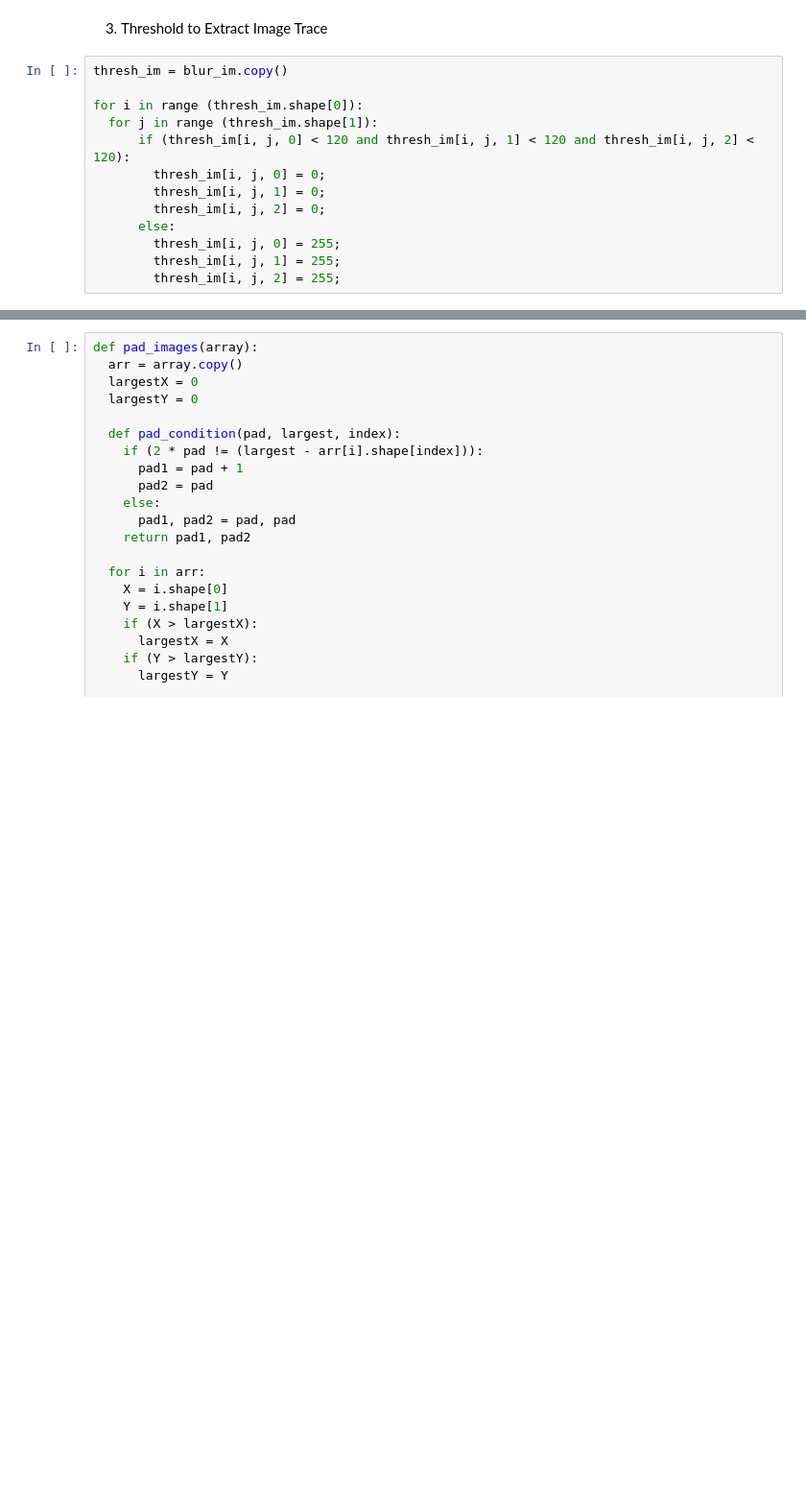
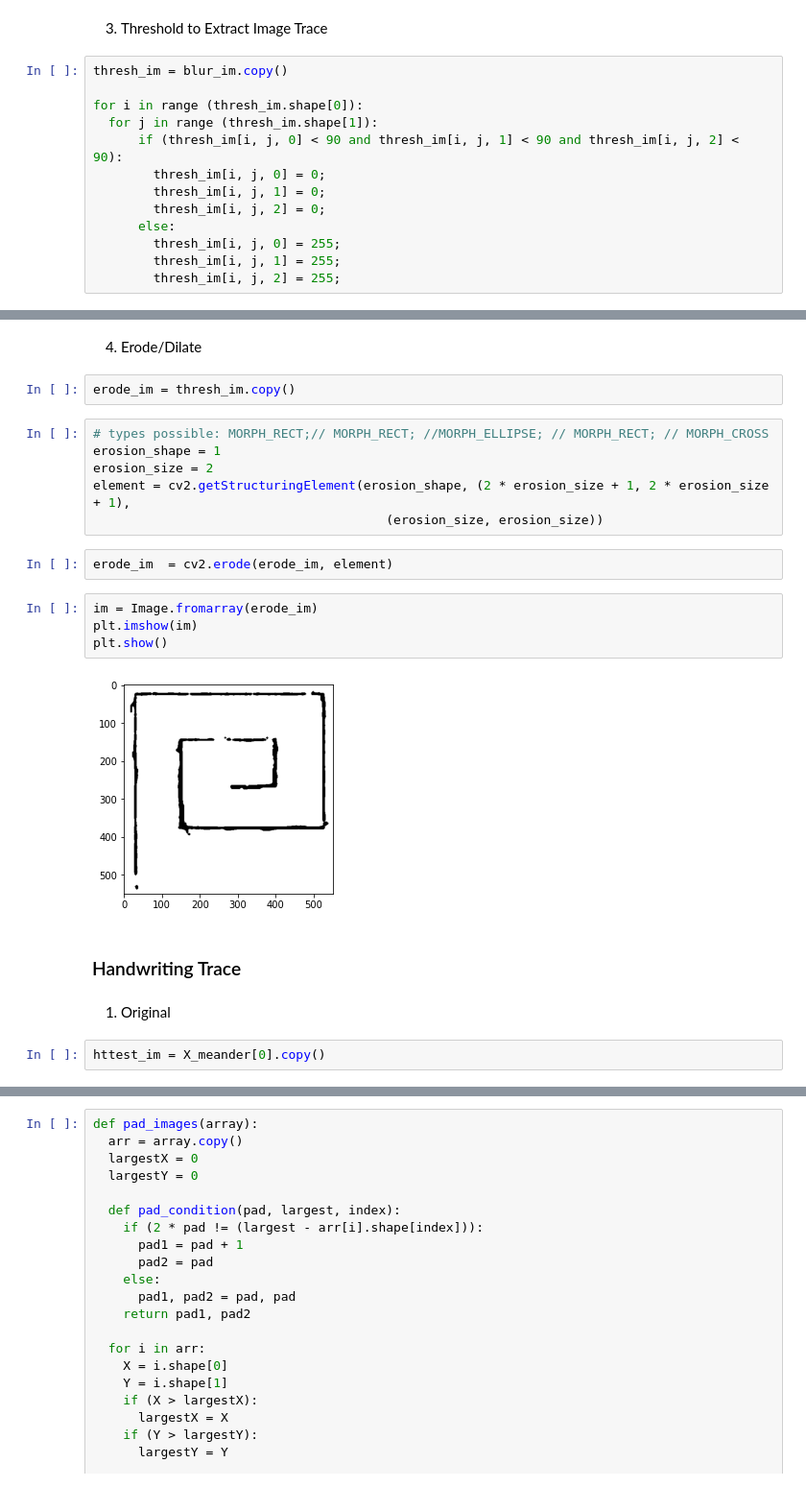
Before and after one commit to PDNow-Research/PDNow, a Jupyter notebook: HandPD/NeuralNets/CNN_Tensorflow.ipynb, the cells around one changed output, grey strips where cells are left out. Shown at 96% size. Saved outputs shown, nothing was run; the diff lists cells and outputs as text; blank space fills up the shorter version.

Commit message:
Working on extracting HT. If current method flops, we can try more complicated method with new thresholding strategy and then old applied on top of that to convert to black and white.

```diff
--- a/HandPD/NeuralNets/CNN_Tensorflow.ipynb
+++ b/HandPD/NeuralNets/CNN_Tensorflow.ipynb
@@ -111,7 +115,7 @@ thresh_im = blur_im.copy()
 
 for i in range (thresh_im.shape[0]):
   for j in range (thresh_im.shape[1]):
-      if (thresh_im[i, j, 0] < 120 and thresh_im[i, j, 1] < 120 and thresh_im[i, j, 2] < 120):
+      if (thresh_im[i, j, 0] < 90 and thresh_im[i, j, 1] < 90 and thresh_im[i, j, 2] < 90):
         thresh_im[i, j, 0] = 0;
         thresh_im[i, j, 1] = 0;
         thresh_im[i, j, 2] = 0;
@@ -127,0 +132,24 @@ plt.show()
+# %% [markdown]
+4. Erode/Dilate
+# %%
+erode_im = thresh_im.copy()
+# %%
+# types possible: MORPH_RECT;// MORPH_RECT; //MORPH_ELLIPSE; // MORPH_RECT; // MORPH_CROSS
+erosion_shape = 1
+erosion_size = 2
+element = cv2.getStructuringElement(erosion_shape, (2 * erosion_size + 1, 2 * erosion_size + 1),
+                                       (erosion_size, erosion_size))
+# %%
+erode_im  = cv2.erode(erode_im, element)
+# %%
+im = Image.fromarray(erode_im)
+plt.imshow(im)
+plt.show()
+# %% [output]
+[figure, added]
+# %% [markdown]
+### Handwriting Trace
+# %% [markdown]
+1. Original
+# %%
+httest_im = X_meander[0].copy()
```
Also changed, not shown: parts of 39 cells of this notebook.
